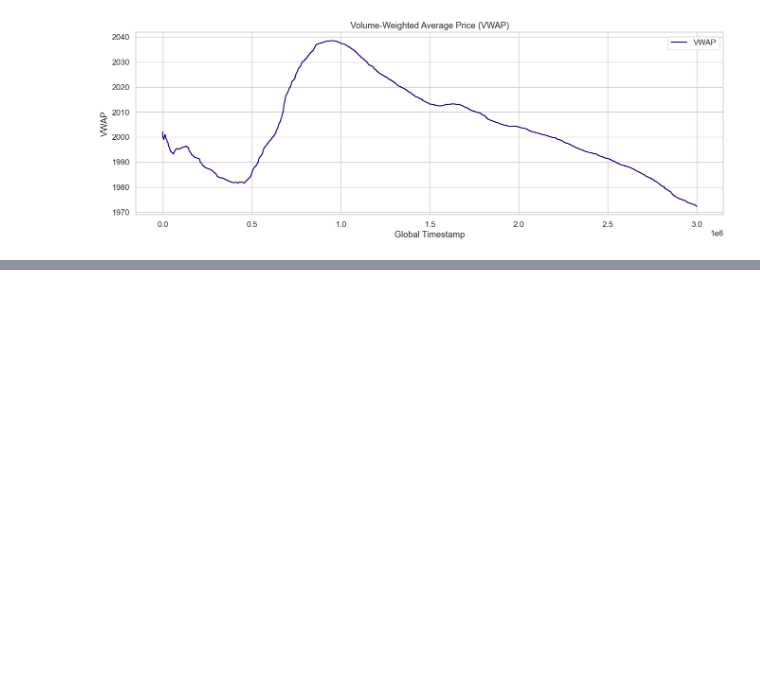
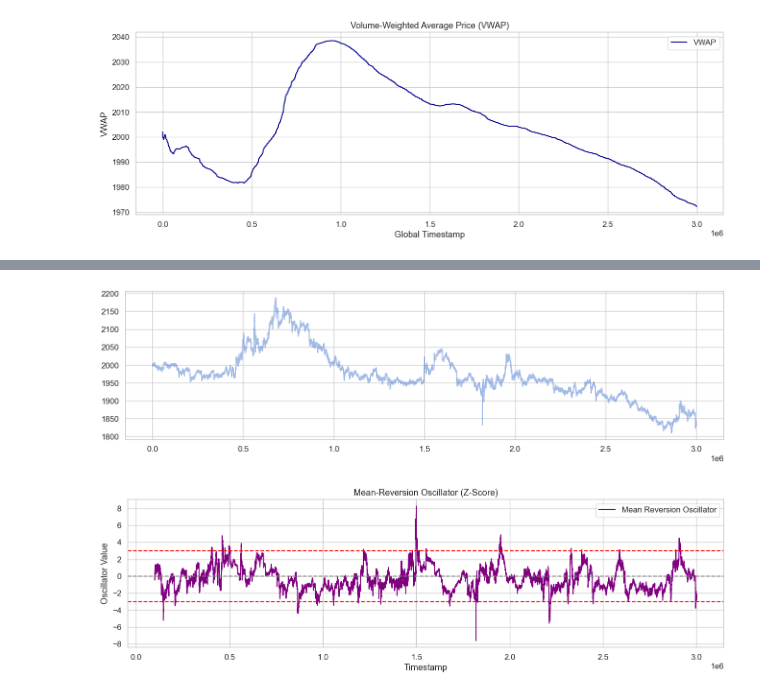
Before and after one commit to chrispyroberts/imc-prosperity-3, a Jupyter notebook: ROUND 1/bottleeda.ipynb, the cells around one changed output, grey strips where cells are left out. Saved outputs shown, nothing was run; the diff lists cells and outputs as text; code cells hidden in the pictures; blank space fills up the shorter version.

```diff
--- a/ROUND 1/bottleeda.ipynb
+++ b/ROUND 1/bottleeda.ipynb
@@ -148,0 +190,22 @@ plt.show()
+# %%
+# Mean-reversion signal = normalized deviation from mean
+squid_prices['oscillator'] = (squid_prices['mid_price'] - squid_prices['rolling_mean']) / squid_prices['rolling_std']
+
+
+# plot oscillator and mid price on different graphs
+plt.figure(figsize=(16, 4))
+plt.plot(squid_prices['timestamp'], squid_prices['mid_price'], label='Mid Price', alpha=0.5)
+
+plt.figure(figsize=(16, 4))
+plt.plot(squid_prices['timestamp'], squid_prices['oscillator'], label='Mean Reversion Oscillator', color='purple')
+plt.axhline(0, color='gray', linestyle='--')
+plt.axhline(3, color='red', linestyle='--')
+plt.axhline(-3, color='red', linestyle='--')
+plt.title('Mean-Reversion Oscillator (Z-Score)')
+plt.xlabel('Timestamp')
+plt.ylabel('Oscillator Value')
+plt.legend()
+plt.show()
+# %% [output]
+[figure, added]
+[figure, added]
```
Also changed, not shown: parts of 15 cells of this notebook.
